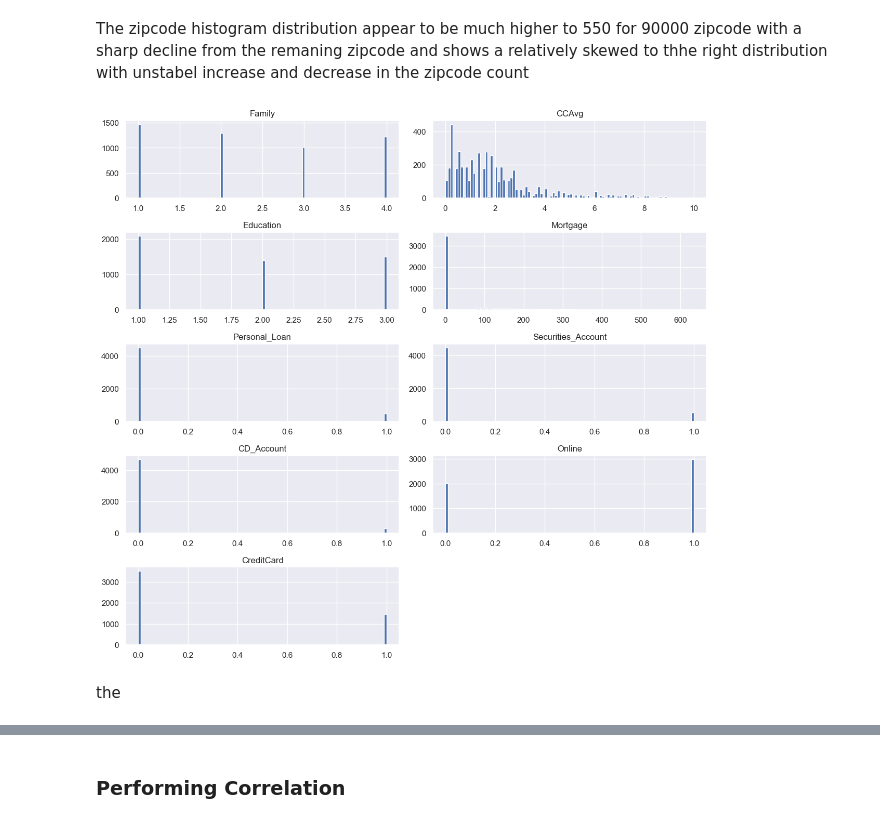
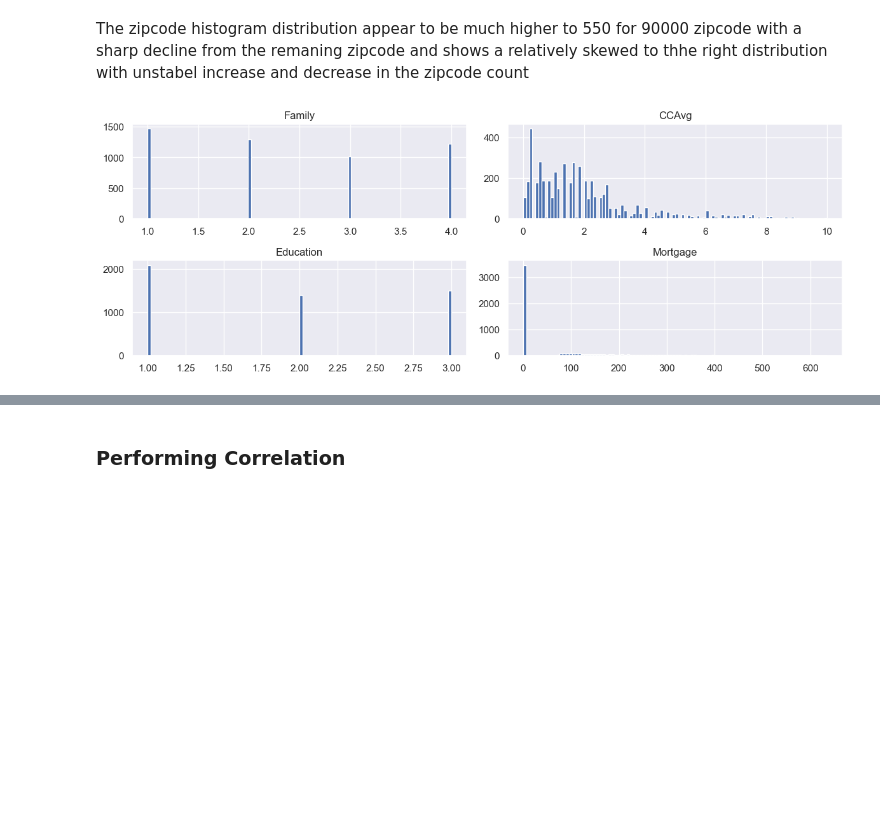
Before and after one commit to Qozeem2/Machine-learning-quiz-, a Jupyter notebook: Personal_load_campaign_project.ipynb, the cells around one changed output, grey strips where cells are left out. Cells and saved outputs as stored; diff of their text form; code cells hidden in the pictures; blank space fills up the shorter version.

```diff
--- a/Personal_load_campaign_project.ipynb
+++ b/Personal_load_campaign_project.ipynb
@@ -237,11 +244,9 @@ Text(0.5, 1.0, 'Histogram of ZIPCode')
 The zipcode histogram distribution appear to be much higher to 550 for 90000 zipcode with a sharp decline from the remaning zipcode and shows a relatively skewed to thhe right distribution with unstabel increase and decrease in the zipcode count
 # %%
 #using list and slicing to specify the column to plot my histogram plot which start from 'Family' to 'CreditCard'
-df_lis = list(df_camp)[5:]
+df_lis = list(df_camp)[5:9]
 #seting my paramiter like bins, figure size and layout
 df_camp[df_lis].hist(stacked= False, bins= 100, figsize= (12,30), layout= (14,2))
 plt.tight_layout()
 # %% [output]
-[figure, old version]
+[figure, new version]
-# %% [markdown]
-the
```
Also changed, not shown: parts of 30 cells of this notebook.
